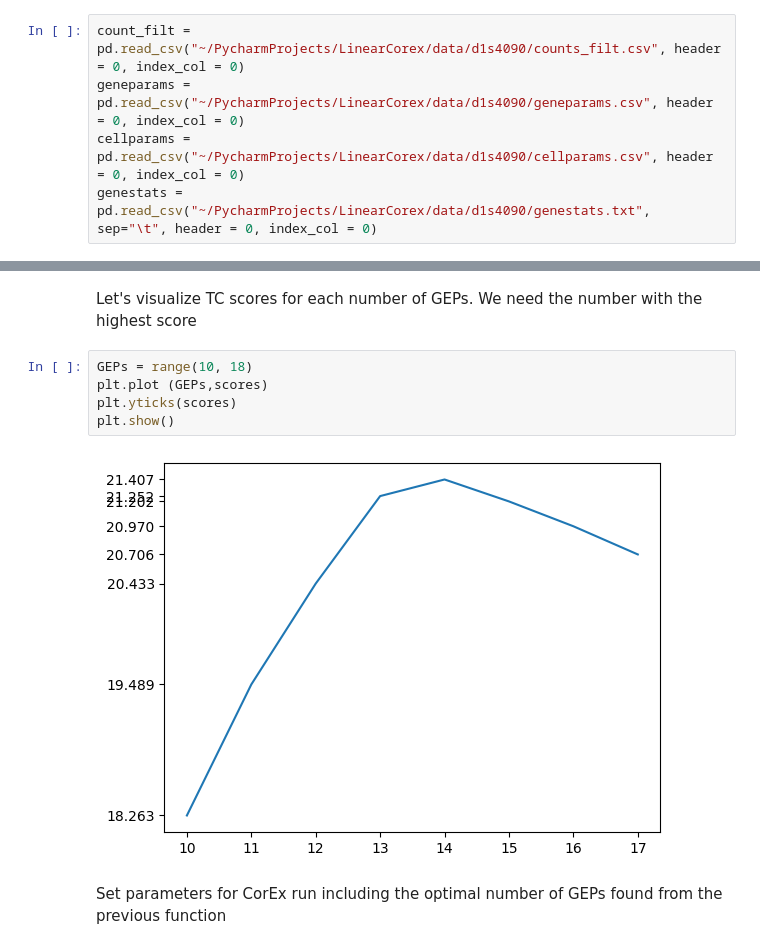
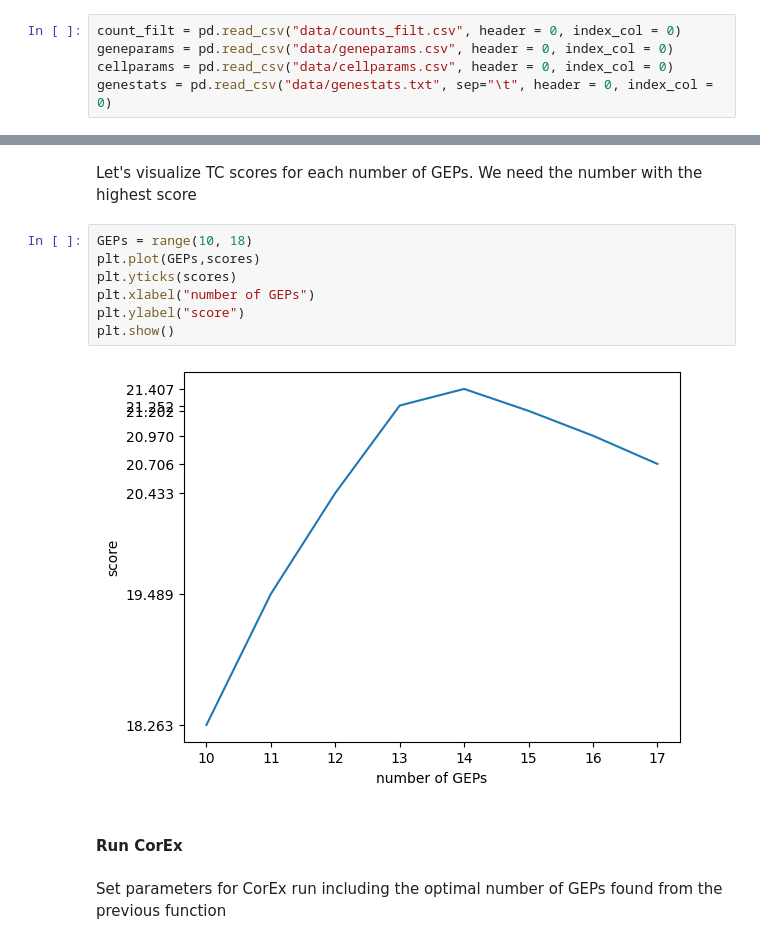
Before and after one commit to YuliaInn/iGEP, a Jupyter notebook: Tutorial_SimData.ipynb, the cells around one changed output, grey strips where cells are left out. Saved outputs shown, nothing was run; the diff lists cells and outputs as text.

Commit message:
data upload, tutorial and readme update

```diff
--- a/Tutorial_SimData.ipynb
+++ b/Tutorial_SimData.ipynb
@@ -24,10 +22,10 @@ This scRNA-seq data was simulated using Splatter R package. As a result of simul
  cellparams: cell info about each cell <br>
  genestats: statistics of expression for each gene
 # %%
-count_filt = pd.read_csv("~/PycharmProjects/LinearCorex/data/d1s4090/counts_filt.csv", header = 0, index_col = 0)
-geneparams = pd.read_csv("~/PycharmProjects/LinearCorex/data/d1s4090/geneparams.csv", header = 0, index_col = 0)
-cellparams = pd.read_csv("~/PycharmProjects/LinearCorex/data/d1s4090/cellparams.csv", header = 0, index_col = 0)
-genestats = pd.read_csv("~/PycharmProjects/LinearCorex/data/d1s4090/genestats.txt", sep="\t", header = 0, index_col = 0)
+count_filt = pd.read_csv("data/counts_filt.csv", header = 0, index_col = 0)
+geneparams = pd.read_csv("data/geneparams.csv", header = 0, index_col = 0)
+cellparams = pd.read_csv("data/cellparams.csv", header = 0, index_col = 0)
+genestats = pd.read_csv("data/genestats.txt", sep="\t", header = 0, index_col = 0)
 # %% [markdown]
 Create anndata object using the count matrix
 # %%
@@ -118,11 +109,15 @@ scores
 Let's visualize TC scores for each number of GEPs. We need the number with the highest score
 # %%
 GEPs = range(10, 18)
-plt.plot (GEPs,scores)
+plt.plot(GEPs,scores)
 plt.yticks(scores)
+plt.xlabel("number of GEPs")
+plt.ylabel("score")
 plt.show()
 # %% [output]
-[figure, old version]
+[figure, new version]
+# %% [markdown]
+#### Run CorEx
 # %% [markdown]
 Set parameters for CorEx run including the optimal number of GEPs found from the previous function
 # %%
```
Also changed, not shown: parts of 13 cells of this notebook, 4 other files.
